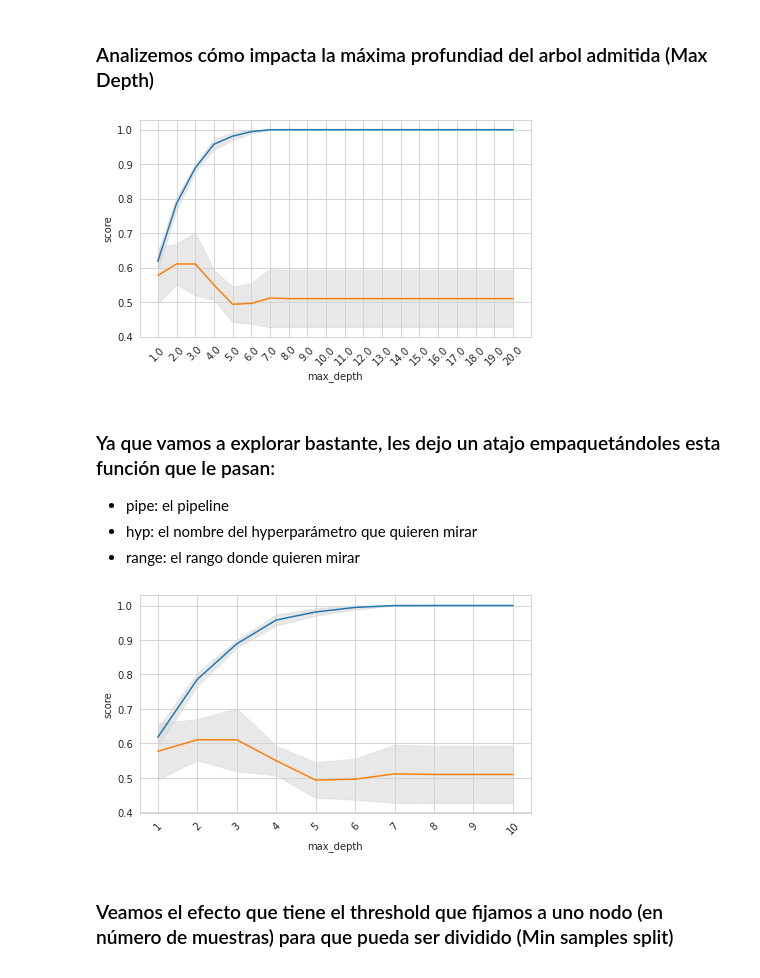
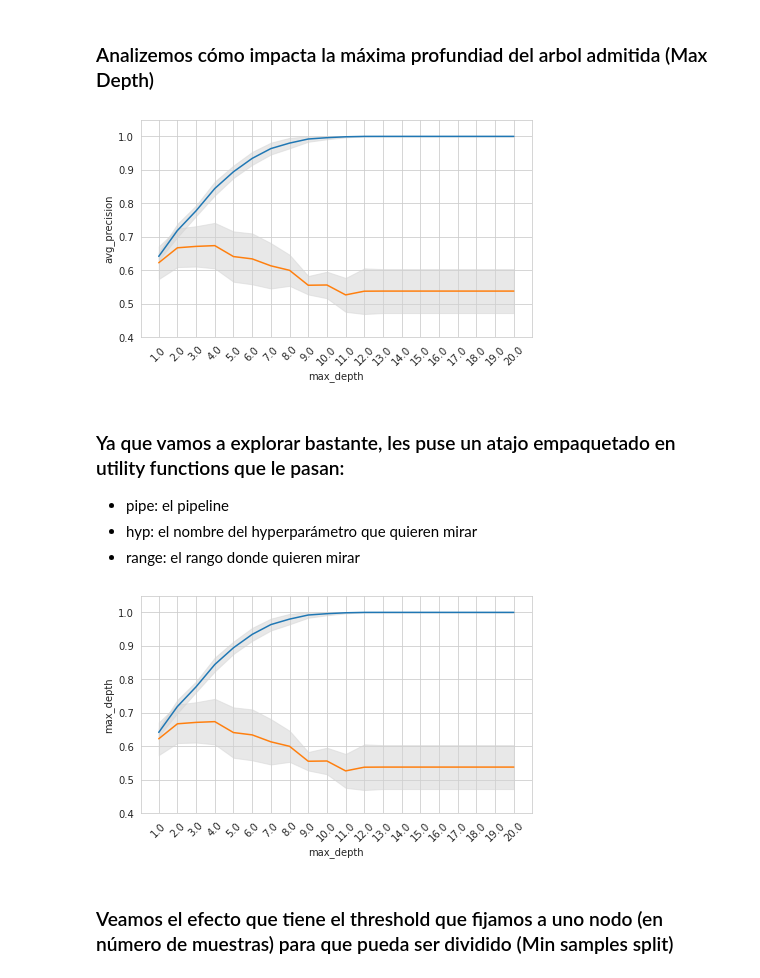
Before and after one commit to JulianaSevero/ML_workshop2020, a Jupyter notebook: notebooks/wb3_trees.ipynb, the cells around one changed output. Saved outputs shown, nothing was run; the diff lists cells and outputs as text; code cells hidden in the pictures.

```diff
--- a/notebooks/wb3_trees.ipynb
+++ b/notebooks/wb3_trees.ipynb
@@ -207,15 +224,15 @@ param_grid = [
 
 
 search = GridSearchCV(pipeline, param_grid,
-                      cv=3,return_train_score = True,
+                      cv=5,return_train_score = True,
                      scoring = 'average_precision').fit(X_train, Y_train)
 
 matplotlib.rcParams['figure.figsize'] = [7, 4]
-my_train_test_plot(gridsearch=search,grid=param_grid,hyp=name)
+uf.my_train_test_plot(gridsearch=search,grid=param_grid,hyp=name,ylim = [0.4,1.05], ylabel= 'avg_precision')
 # %% [output]
-[figure, old version]
+[figure, new version]
 # %% [markdown]
-### Ya que vamos a explorar bastante, les dejo un atajo empaquetándoles esta función que le pasan:
+### Ya que vamos a explorar bastante, les puse un atajo empaquetado en utility functions que le pasan:
 * pipe: el pipeline
 * hyp: el nombre del hyperparámetro que quieren mirar
 * range: el rango donde quieren mirar
@@ -236,8 +239,11 @@ def univariate_exploring(pipe,hyp, range,cv = 3):
-# %%
-# la usamos así de fácil
-univariate_exploring(pipeline,'max_depth',range = [1,2,3,4,5,6,7,8,9,10],cv = 3)
-# %% [output]
-[figure, removed]
+# %%
+#pipeline.named_steps['clasificador'].set_params(**{'splitter':'random'})
+#pipeline.named_steps['clasificador'].set_params(**{'criterion':'entropy'})
+uf.univariate_exploring(pipeline,X= X_train,Y = Y_train,hyp='max_depth',
+                        range = np.linspace(1, 20, 20, endpoint=True),
+                        cv = 5,ylim = [0.4,1.05])
+# %% [output]
+[figure, added]
 # %% [markdown]
 ### Veamos el efecto que tiene el threshold que fijamos a uno nodo (en número de muestras) para que pueda ser dividido (Min samples split)
 # %%
```
Also changed, not shown: parts of 63 cells of this notebook.
